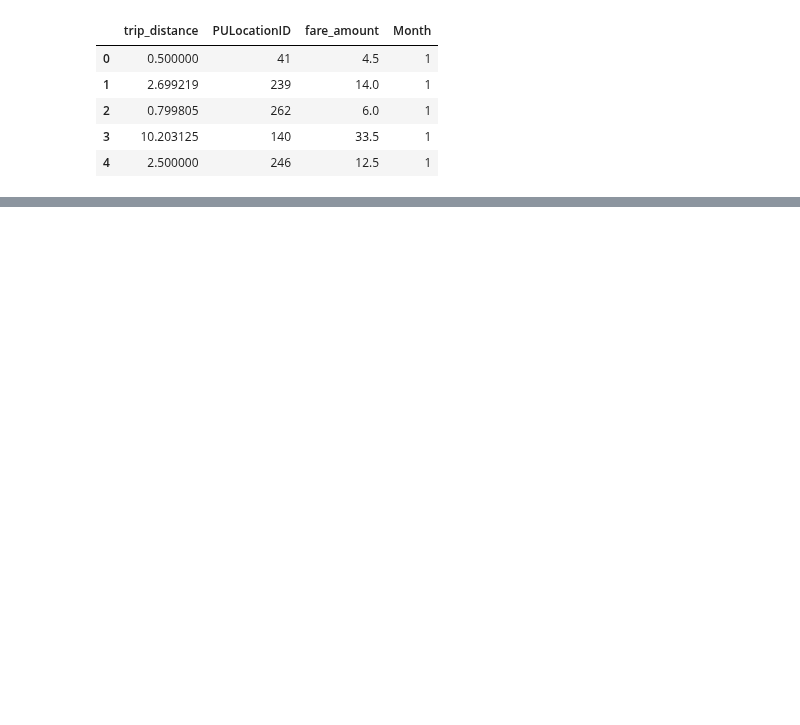
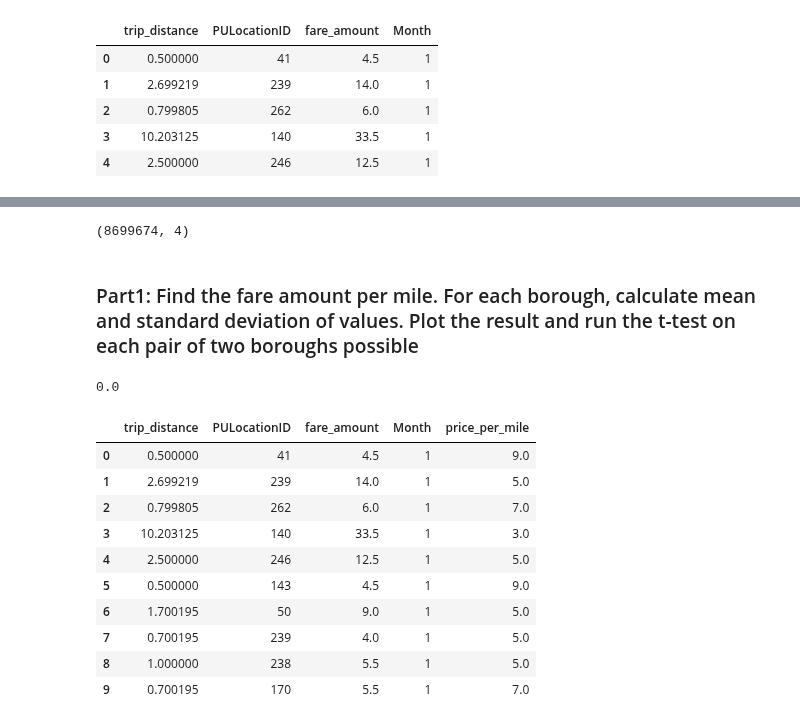
Before and after one commit to EgonFerri/ADM-HM2, a Jupyter notebook: CRQ1.ipynb, the cells around one changed output, grey strips where cells are left out. Cells and saved outputs as stored; diff of their text form; code cells hidden in the pictures; blank space fills up the shorter version.

```diff
--- a/CRQ1.ipynb
+++ b/CRQ1.ipynb
@@ -113,7 +115,7 @@ Month            int64
 dtypes: float16(2), int64(1), uint16(1)
 memory usage: 183.8 MB
 # %%
-df['Month']=df['Month'].astype(np.uint16)
+df['Month']=df['Month'].astype(np.uint8)
 # %%
 df.info(memory_usage='deep')
 # %% [output]
@@ -138,5 +144,34 @@ df.head()
 # %%
 #clean based on two other columns: 'trip_distance' and  'fare_amount'
-#fare_amount shouldn't be zero also trip_distance. Negative values also make the dataset dirty so we get rid of them.
+#'fare_amount' shouldn't be zero also 'trip_distance'. Negative values also make the dataset dirty so we get rid of them.
 
-df['trip_distance'].plot.bar()
+df.drop(df[(df.trip_distance==0)].index, inplace=True)
+df.drop(df[(df.fare_amount==0)].index, inplace=True)
+df = df[~(df['trip_distance'] < 0)]
+df = df[~(df['fare_amount'] < 0)]
+# %%
+df.shape
+# %% [output]
+(8699674, 4)
+# %% [markdown]
+### Part1: Find the fare amount per mile. For each borough, calculate mean and standard deviation of values. Plot the result and run the t-test on each pair of two boroughs possible
+# %%
+df['price_per_mile'] = df['fare_amount']//df['trip_distance']
+# %%
+df['price_per_mile'].min()
+# %% [output]
+0.0
+# %%
+df.head(10)
+# %% [output]
+|  | trip_distance | PULocationID | fare_amount | Month | price_per_mile |
+| 0 | 0.500000 | 41 | 4.5 | 1 | 9.0 |
+| 1 | 2.699219 | 239 | 14.0 | 1 | 5.0 |
+| 2 | 0.799805 | 262 | 6.0 | 1 | 7.0 |
+| 3 | 10.203125 | 140 | 33.5 | 1 | 3.0 |
+| 4 | 2.500000 | 246 | 12.5 | 1 | 5.0 |
+| 5 | 0.500000 | 143 | 4.5 | 1 | 9.0 |
+| 6 | 1.700195 | 50 | 9.0 | 1 | 5.0 |
+| 7 | 0.700195 | 239 | 4.0 | 1 | 5.0 |
+| 8 | 1.000000 | 238 | 5.5 | 1 | 5.0 |
+| 9 | 0.700195 | 170 | 5.5 | 1 | 7.0 |
```
Also changed, not shown: parts of 34 cells of this notebook.
